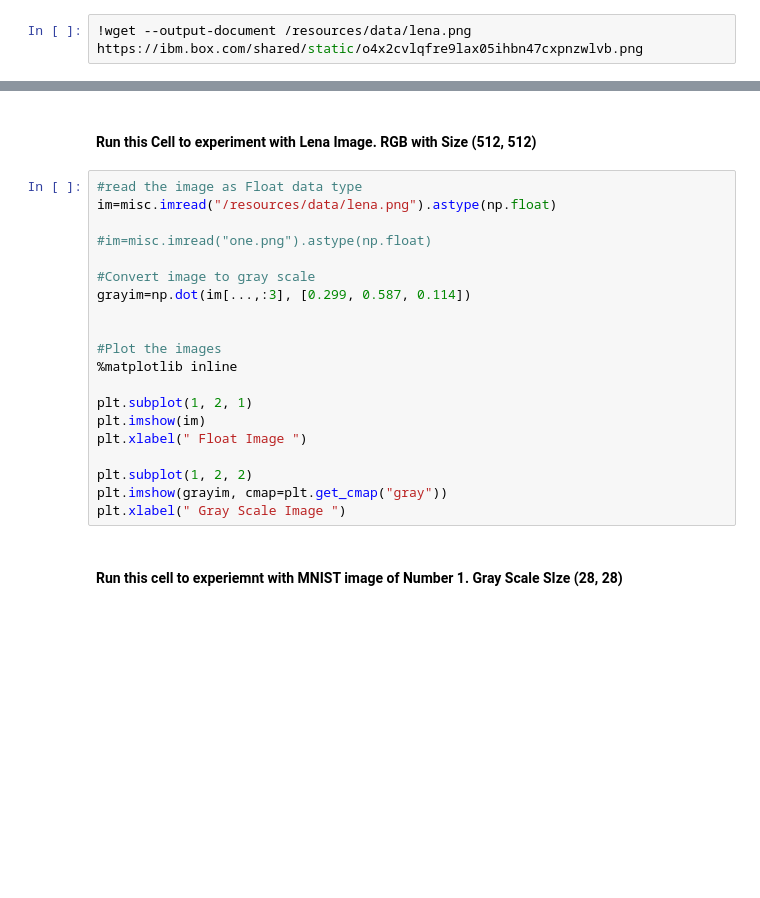
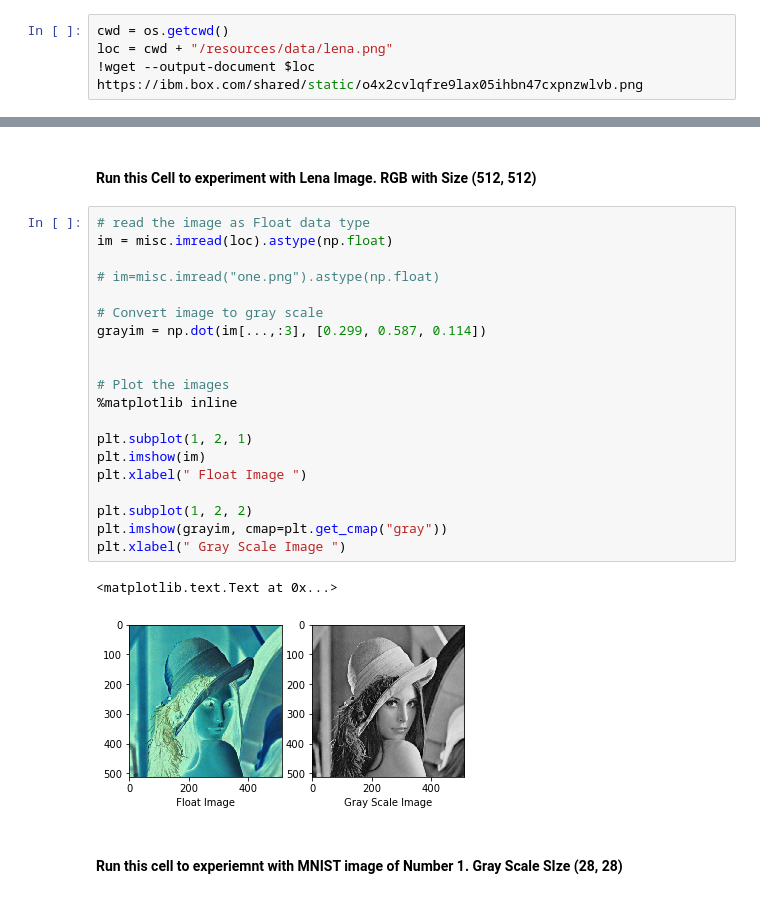
Before and after one commit to shevapato2008/IBM_ML0120EN, a Jupyter notebook: ML0120EN-2.1-Exercise-ConvolutiononImagesusingTensorFlow.ipynb, the cells around one changed output, grey strips where cells are left out. Drawn from its saved outputs; the diff is of its cells as text; blank space fills up the shorter version.

```diff
--- a/ML0120EN-2.1-Exercise-ConvolutiononImagesusingTensorFlow.ipynb
+++ b/ML0120EN-2.1-Exercise-ConvolutiononImagesusingTensorFlow.ipynb
@@ -24,4 +25,6 @@ Read the input image as float data type as Tensorflow accepts images in float fo
 # %% [markdown]
 First download a samole image:
 # %%
-!wget --output-document /resources/data/lena.png https://ibm.box.com/shared/static/o4x2cvlqfre9lax05ihbn47cxpnzwlvb.png
+cwd = os.getcwd()
+loc = cwd + "/resources/data/lena.png"
+!wget --output-document $loc https://ibm.box.com/shared/static/o4x2cvlqfre9lax05ihbn47cxpnzwlvb.png
@@ -28,25 +52,28 @@ First download a samole image:
 # %% [markdown]
 ####  Run this Cell to experiment with Lena Image.  RGB with Size (512, 512)
 # %%
-#read the image as Float data type
-im=misc.imread("/resources/data/lena.png").astype(np.float)
+# read the image as Float data type
+im = misc.imread(loc).astype(np.float)
 
-#im=misc.imread("one.png").astype(np.float)
+# im=misc.imread("one.png").astype(np.float)
 
-#Convert image to gray scale
-grayim=np.dot(im[...,:3], [0.299, 0.587, 0.114])
+# Convert image to gray scale
+grayim = np.dot(im[...,:3], [0.299, 0.587, 0.114])
 
 
-#Plot the images
+# Plot the images
 %matplotlib inline
 
 plt.subplot(1, 2, 1)
 plt.imshow(im)
 plt.xlabel(" Float Image ")
 
 plt.subplot(1, 2, 2)
 plt.imshow(grayim, cmap=plt.get_cmap("gray"))
 plt.xlabel(" Gray Scale Image ")
+# %% [output]
+<matplotlib.text.Text at 0x...>
+[figure, added]
 # %% [markdown]
 #### Run this cell to experiemnt with MNIST image of Number 1. Gray Scale SIze (28, 28)
 # %% [markdown]
```
Also changed, not shown: parts of 5 cells of this notebook, 3 other files.
